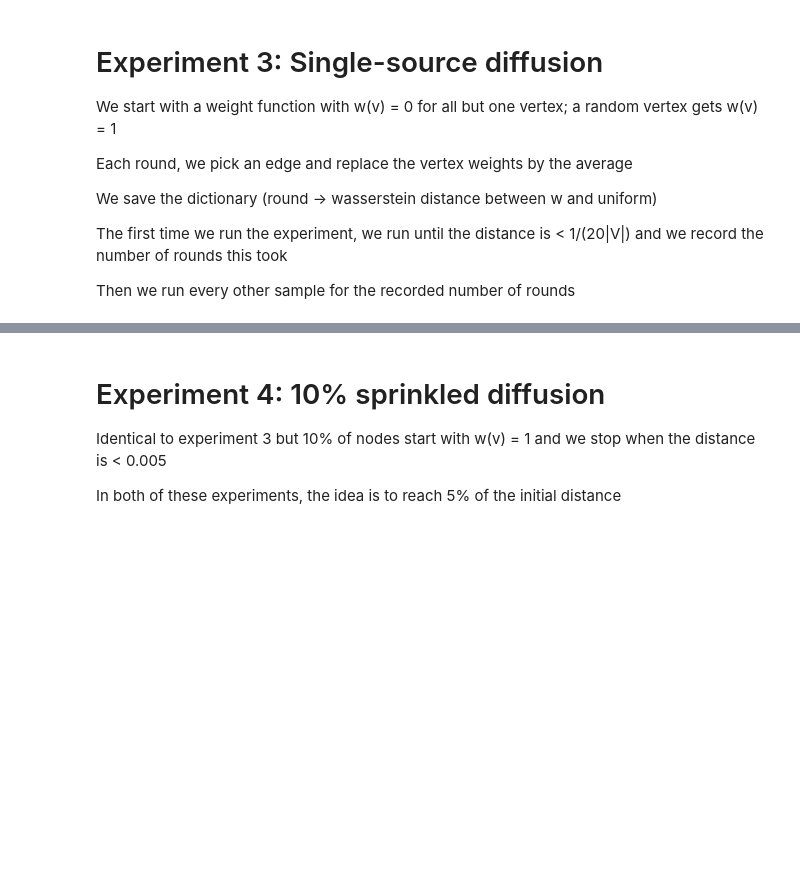
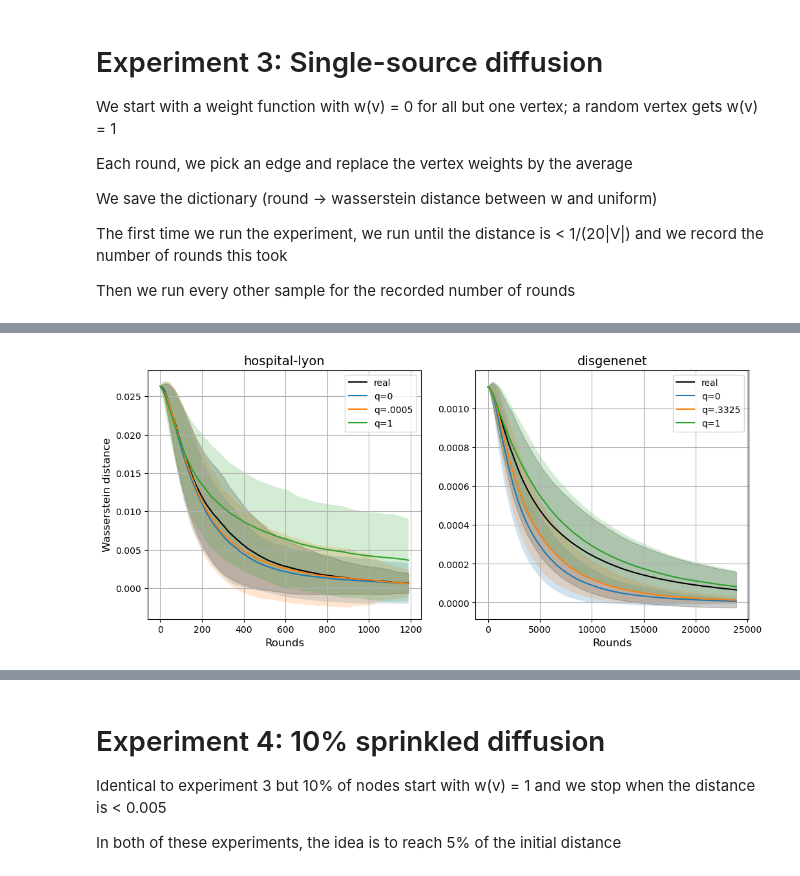
Before and after one commit to emilylackershire/Simplicial_Ratio, a Jupyter notebook: Experiments/Experiments.ipynb, the cells around one changed output, grey strips where cells are left out. Drawn from its saved outputs; the diff is of its cells as text; code cells hidden in the pictures; blank space fills up the shorter version.

```diff
--- a/Experiments/Experiments.ipynb
+++ b/Experiments/Experiments.ipynb
@@ -395,7 +578,7 @@ At round i+1, we pick the edge with smallest betweenness from the set of edges n
 We save the data as the dictionary (round -> size of giant)
 # %%
 ## either load results so far or initialize
-df = pd.DataFrame({'n': vertex_data.copy(), 'm': edge_data.copy()})
+#df = pd.DataFrame({'n': vertex_data.copy(), 'm': edge_data.copy()})
 
-# with open('adversarial_growth_experiments.pkl','rb') as file:
-#     df = pkl.load(file)
+with open('adversarial_growth_experiments.pkl','rb') as file:
+    df = pkl.load(file)
@@ -541,7 +903,7 @@ The first time we run the experiment, we run until the distance is < 1/(20|V|) a
 Then we run every other sample for the recorded number of rounds
 # %%
 ## either load results so far or initialize
-df = pd.DataFrame({'n': vertex_data.copy(), 'm': edge_data.copy()})
+#df = pd.DataFrame({'n': vertex_data.copy(), 'm': edge_data.copy()})
 
-# with open('single_source_diffusion_experiments.pkl','rb') as file:
-#     df = pkl.load(file)
+with open('single_source_diffusion_experiments.pkl','rb') as file:
+    df = pkl.load(file)
@@ -682,0 +1011,67 @@ for ctr, dataset in enumerate(datasets.keys()):
+# %%
+## plot#1 - single-source diffusion experiment
+SE = np.sqrt(rolls['single-source diffusion']) ## 1 for SD
+SE = 1
+plt.figure(figsize=(12,5))
+names = [
+#    "contact-primary-school",
+#    "contact-high-school",
+    "hospital-lyon",
+#    "email-enron",
+#    "email-eu",
+#    "diseasome",
+    "disgenenet",
+#    "ndc-substances",
+#    "congress-bills",
+#    "ubuntu (edge-chopped)",
+]
+
+for ctr, dataset in enumerate(names):
+
+    plt.subplot(1,2,ctr+1)
+
+    _m = df['single-source diffusion mean'][dataset]
+    _s = df['single-source diffusion stdv'][dataset]
+    plt.plot(list(_m.keys()), [i for i in _m.values()], label='real', color='black')
+    plt.fill_between(list(_m.keys()),
+                     np.array([i for i in _m.values()])-np.array([i/SE for i in _s.values()]),
+                     np.array([i for i in _m.values()])+np.array([i/SE for i in _s.values()]),
+                     alpha=.2, color='black'
+                    )
+
+    _m = df['single-source diffusion mean'][dataset+' (q=0)']
+    _s = df['single-source diffusion stdv'][dataset+' (q=0)']
+    plt.plot(list(_m.keys()), [i for i in _m.values()], label='q=0')
+    plt.fill_between(list(_m.keys()),
+                     np.array([i for i in _m.values()])-np.array([i/SE for i in _s.values()]),
+                     np.array([i for i in _m.values()])+np.array([i/SE for i in _s.values()]),
+                     alpha=.2
+                    )
+    ## best case
+    best = [x for x in df['single-source diffusion mean'].keys() if 'q=0.' in x and dataset in x][0]
+    _m = df['single-source diffusion mean'][best]
+    _s = df['single-source diffusion stdv'][best]
+    plt.plot(list(_m.keys()), [i for i in _m.values()], label='q='+best.split('=')[1][1:-1])
+    plt.fill_between(list(_m.keys()),
+                     np.array([i for i in _m.values()])-np.array([i/SE for i in _s.values()]),
+                     np.array([i for i in _m.values()])+np.array([i/SE for i in _s.values()]),
+                     alpha=.2
+                    )
+
+    _m = df['single-source diffusion mean'][dataset+' (q=1)']
+    _s = df['single-source diffusion stdv'][dataset+' (q=1)']
+    plt.plot(list(_m.keys()), [i for i in _m.values()], label='q=1')
+    plt.fill_between(list(_m.keys()),
+                     np.array([i for i in _m.values()])-np.array([i/SE for i in _s.values()]),
+                     np.array([i for i in _m.values()])+np.array([i/SE for i in _s.values()]),
+                     alpha=.2
+                    )
+    plt.title(dataset, fontsize=14)
+    if ctr>=0:
+        plt.xlabel('Rounds', fontsize=12)
+    if ctr%2 == 0:
+        plt.ylabel('Wasserstein distance', fontsize=12)
+    plt.grid()
+    plt.legend();
+# %% [output]
+[figure, added]
```
Also changed, not shown: parts of 33 cells of this notebook, 8 other files.
